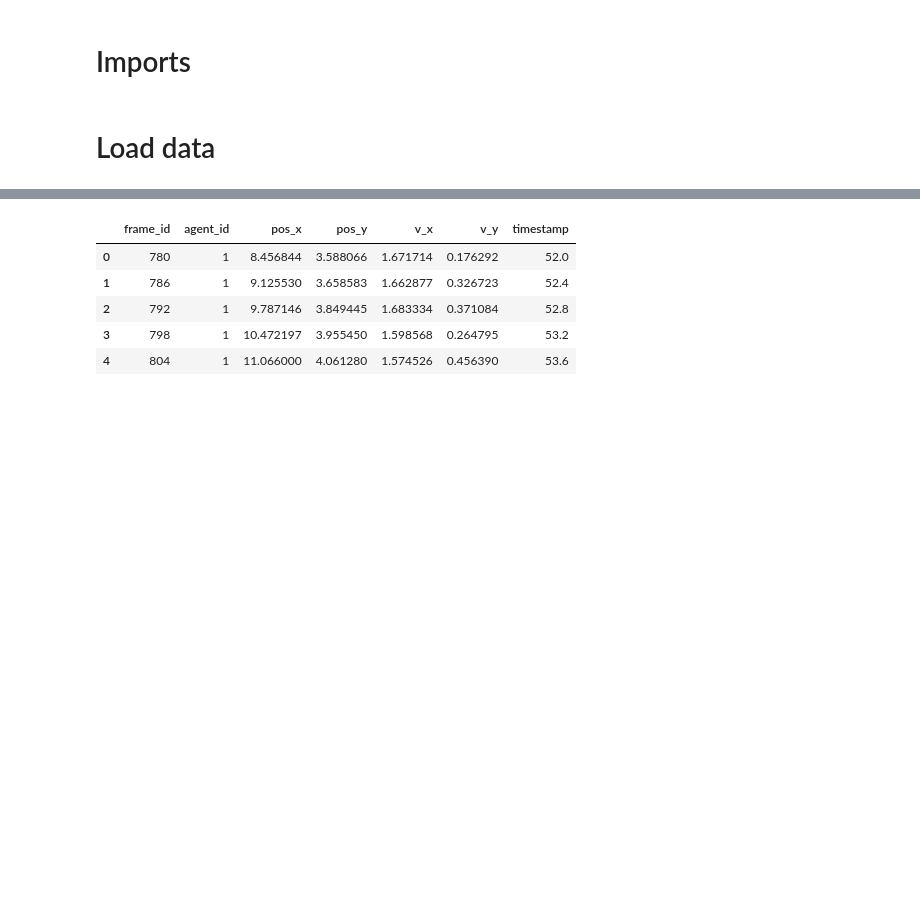
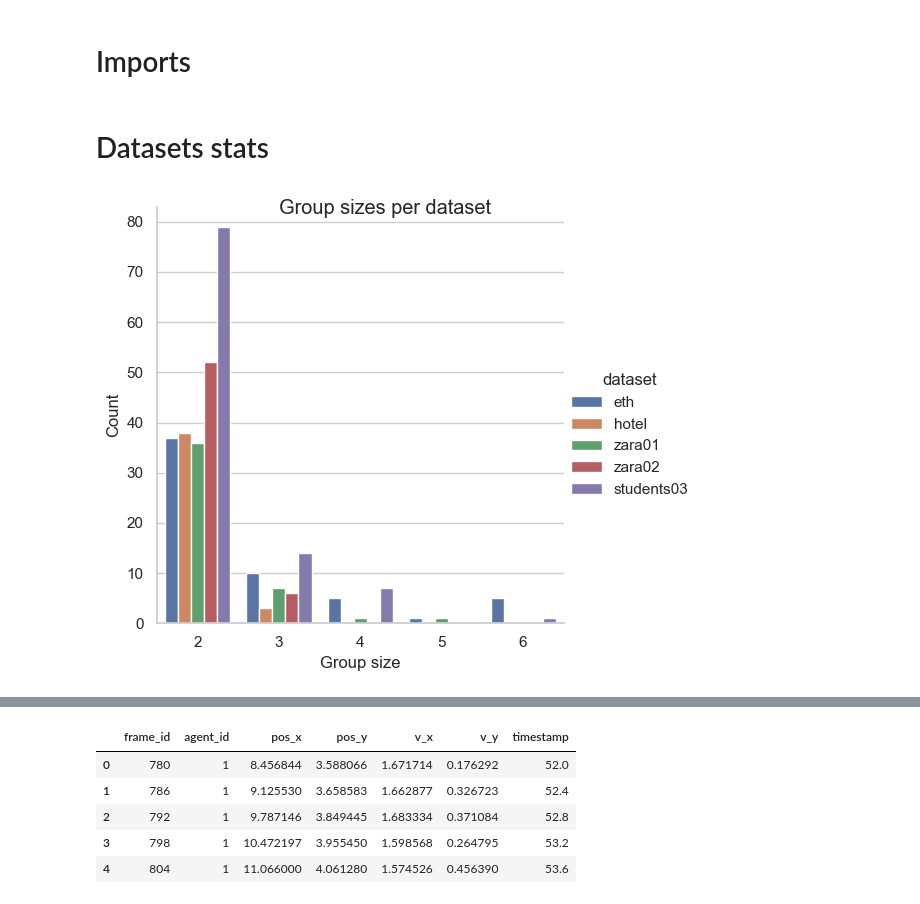
Before and after one commit to ADA-research/context-group-detection, a Jupyter notebook: datasets/dataset_analysis.ipynb, the cells around one changed output, grey strips where cells are left out. Cells and saved outputs as stored; diff of their text form; code cells hidden in the pictures; blank space fills up the shorter version.

```diff
--- a/datasets/dataset_analysis.ipynb
+++ b/datasets/dataset_analysis.ipynb
@@ -9,2 +6,0 @@ from loader import read_obsmat, read_groups
-# %% [markdown]
-# Load data
@@ -14,0 +7,21 @@ groups = read_groups(dataset_path)
+# %% [markdown]
+# Datasets stats
+# %%
+datasets_dict = {
+    'eth': dataset_stats('./ETH/seq_eth'),
+    'hotel': dataset_stats('./ETH/seq_hotel'),
+    'zara01': dataset_stats('./UCY/zara01'),
+    'zara02': dataset_stats('./UCY/zara02'),
+    'students03': dataset_stats('./UCY/students03')
+}
+# %%
+groups_dict = {
+    'eth': datasets_dict['eth']['groups'],
+    'hotel': datasets_dict['hotel']['groups'],
+    'zara01': datasets_dict['zara01']['groups'],
+    'zara02': datasets_dict['zara02']['groups'],
+    'students03': datasets_dict['students03']['groups']
+}
+groups_size_hist(groups_dict, './group_size_plot.png')
+# %% [output]
+[figure, added]
```
Also changed, not shown: parts of 32 cells of this notebook, 3 other files.
